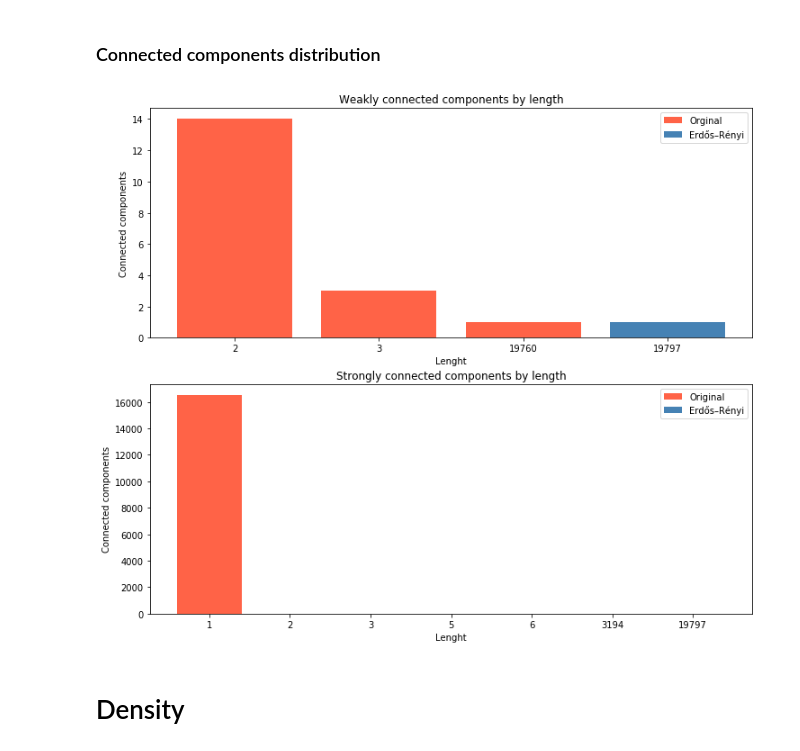
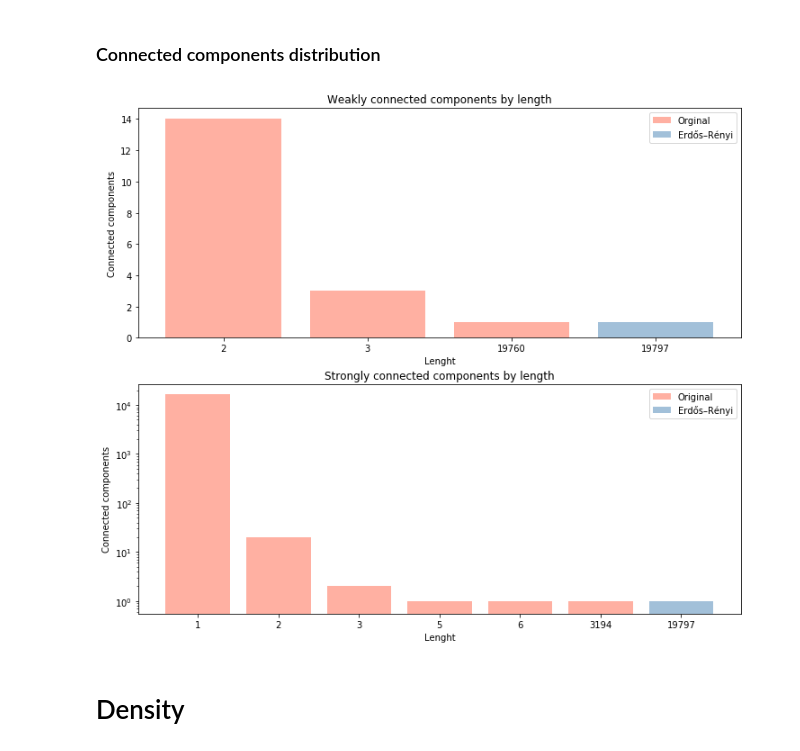
Before and after one commit to biyanisuraj/the_facebook_scandal, a Jupyter notebook: scripts/visualization/network_analysis.ipynb, the cells around one changed output. Cells and saved outputs as stored; diff of their text form; code cells hidden in the pictures.

Commit message:
Updated visualization

```diff
--- a/scripts/visualization/network_analysis.ipynb
+++ b/scripts/visualization/network_analysis.ipynb
@@ -198,38 +198,38 @@ The Barabási–Albert network is connected with 1 connected components
 # %%
 g_weak = collections.Counter(len(c) for c in nx.weakly_connected_components(g))
 g_strong = collections.Counter(len(c) for c in nx.strongly_connected_components(g))
 er_weak = collections.Counter(len(c) for c in nx.weakly_connected_components(er_g))
 er_strong = collections.Counter(len(c) for c in nx.strongly_connected_components(er_g))
 
 x_weak = list(np.union1d(g_weak.keys(), er_weak.keys()))
 x_strong = list(np.union1d(g_strong.keys(), er_strong.keys()))
 
 plt.subplot(211)
 plt.bar(range(len(x_weak)), [g_weak[k] if k in g_weak else 0 for k in x_weak],
-       color='tomato', label='Orginal')
+       color='tomato', label='Orginal', alpha=.5)
 plt.bar(range(len(x_weak)), [er_weak[k] if k in er_weak else 0 for k in x_weak],
-       color='steelblue', label=u'Erdős–Rényi')
+       color='steelblue', label=u'Erdős–Rényi', alpha=.5)
 plt.xticks(range(len(x_weak)), x_weak)
 plt.title('Weakly connected components by length')
 plt.xlabel('Lenght')
 plt.ylabel('Connected components')
 plt.legend()
 
 plt.subplot(212)
 plt.bar(range(len(x_strong)), [g_strong[k] if k in g_strong else 0 for k in x_strong],
-       color='tomato', label='Original')
+       color='tomato', label='Original', log=True, alpha=.5)
 plt.bar(range(len(x_strong)), [er_strong[k] if k in er_strong else 0 for k in x_strong],
-       color='steelblue', label=u'Erdős–Rényi')
+       color='steelblue', label=u'Erdős–Rényi', log=True, alpha=.5)
 plt.xticks(range(len(x_strong)), x_strong)
 plt.title('Strongly connected components by length')
 plt.xlabel('Lenght')
 plt.ylabel('Connected components')
 plt.legend()
 plt.subplots_adjust(left=0.125, right=0.9, bottom=0.1, top=1.4, wspace=0.2,
                    hspace=0.2)
 plt.show()
 # %% [output]
-[figure, old version]
+[figure, new version]
 # %% [markdown]
 # Density
 # %%
```
